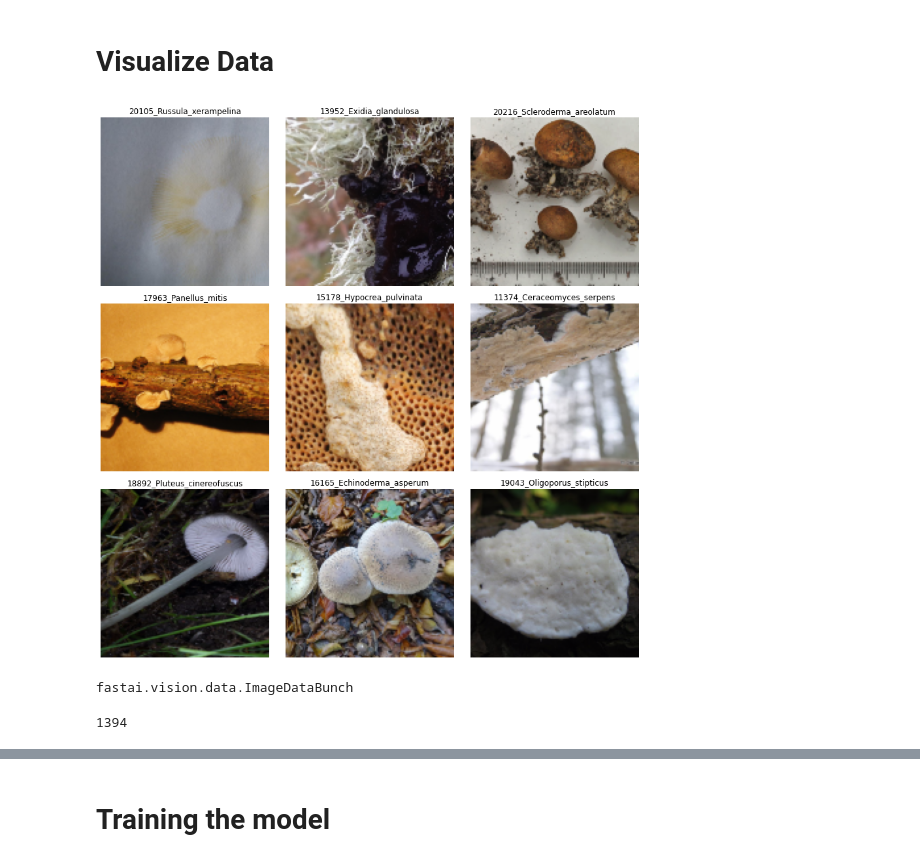
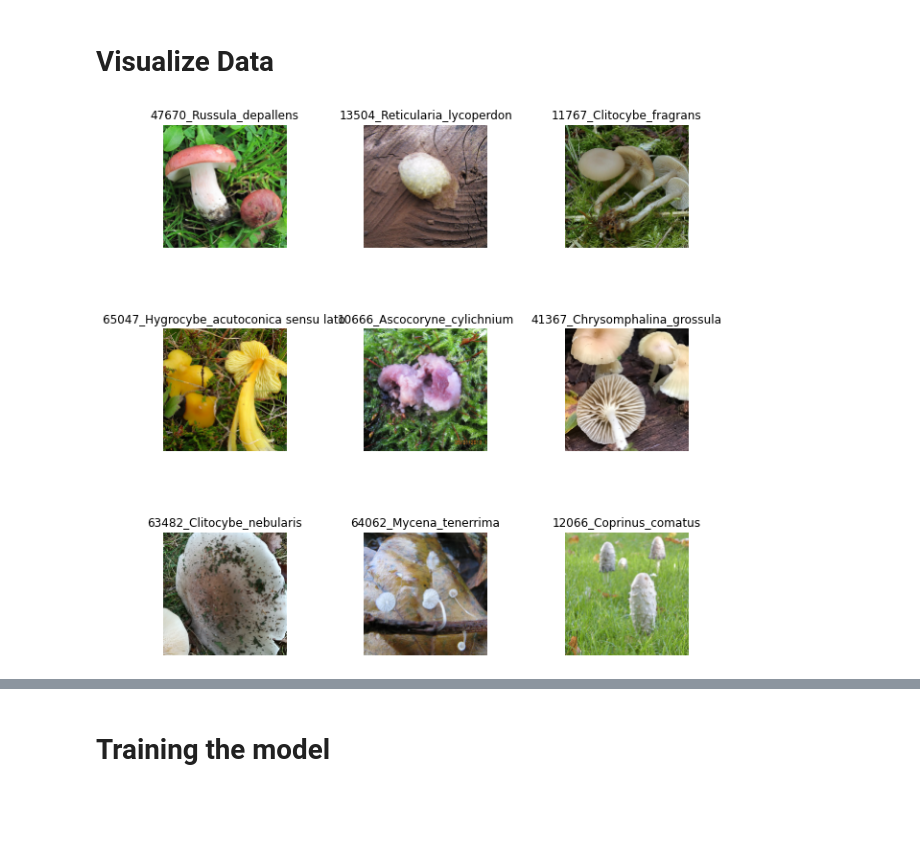
Before and after one commit to lehtone1/fgvcx_fungi_comp, a Jupyter notebook: fungi_classification.ipynb, the cells around one changed output, grey strips where cells are left out. Cells and saved outputs as stored; diff of their text form; code cells hidden in the pictures; blank space fills up the shorter version.

```diff
--- a/fungi_classification.ipynb
+++ b/fungi_classification.ipynb
@@ -16,0 +23,4 @@ np.random.seed(1991)
+# %%
+tfms = None
+# tfms = get_transforms()
+# tfms...?
@@ -17,3 +34,6 @@ np.random.seed(1991)
+# %%
+image_size1 = 128
+image_size2 = 256
 # %% [markdown]
 # Loading Data
 # %%
@@ -25,8 +45,8 @@ data = ImageDataBunch.from_folder(
     path = data_path_str,
     train = train_path_str,
     test = test_path_str,
-    size = 128,
-    ds_tfms = get_transforms(),
+    size = image_size1,
+    ds_tfms = tfms,
     bs = batch_size,
     valid_pct = 0.2
 ).normalize(imagenet_stats)
@@ -53,14 +73,6 @@ Path: data
 # %% [markdown]
 # Visualize Data
 # %%
-data.show_batch(3)
+data.show_batch(3, figsize = (9, 9))
 # %% [output]
-[figure, old version]
+[figure, new version]
-# %%
-type(data)
-# %% [output]
-fastai.vision.data.ImageDataBunch
-# %%
-data.c
-# %% [output]
-1394
```
Also changed, not shown: parts of 72 cells of this notebook, 2 other files.
